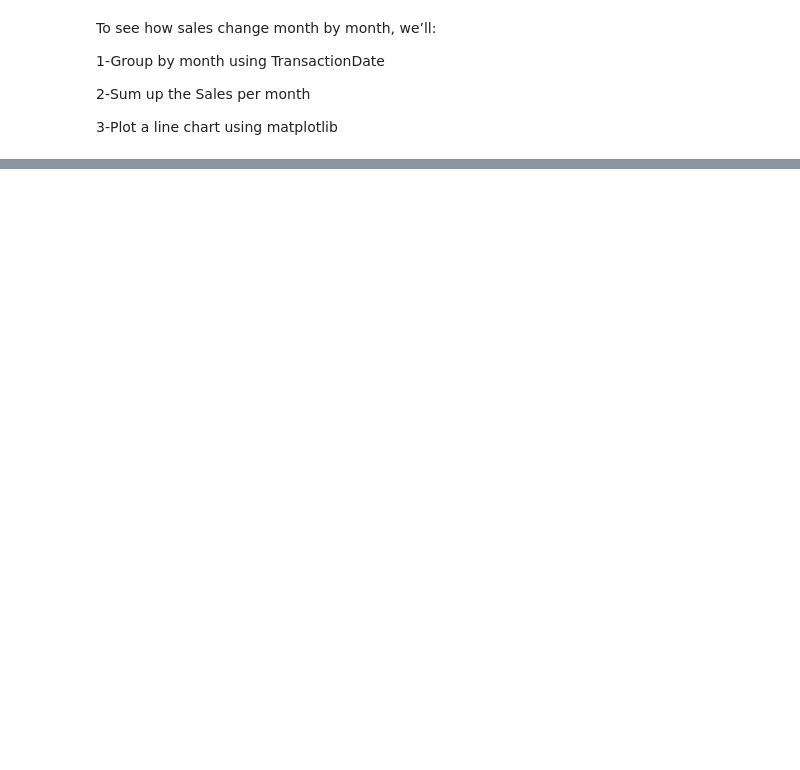
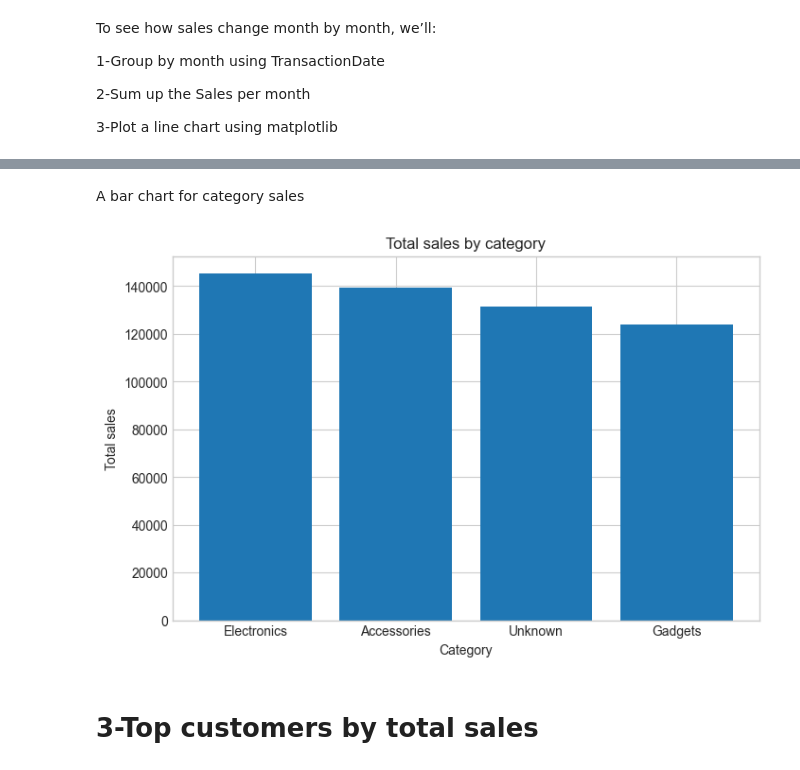
Before and after one commit to Medisa73/Retail_Sales_Project, a Jupyter notebook: retail_sales_data.ipynb, the cells around one changed output, grey strips where cells are left out. Drawn from its saved outputs; the diff is of its cells as text; code cells hidden in the pictures; blank space fills up the shorter version.

```diff
--- a/retail_sales_data.ipynb
+++ b/retail_sales_data.ipynb
@@ -474,0 +511,14 @@ monthly_sales = df.groupby(df["TransactionDate"].dt.to_period("M"))["Sales"].sum
+# %% [markdown]
+A bar chart for category sales
+# %%
+#We’ll use a bar plot, which is perfect for category comparisons
+plt.figure(figsize=(8, 5))
+plt.bar(category_sales.index, category_sales.values)
+plt.title("Total sales by category")
+plt.xlabel("Category")
+plt.ylabel("Total sales")
+plt.show()
+# %% [output]
+[figure, added]
+# %% [markdown]
+# 3-Top customers by total sales
```
Also changed, not shown: parts of 8 cells of this notebook.
